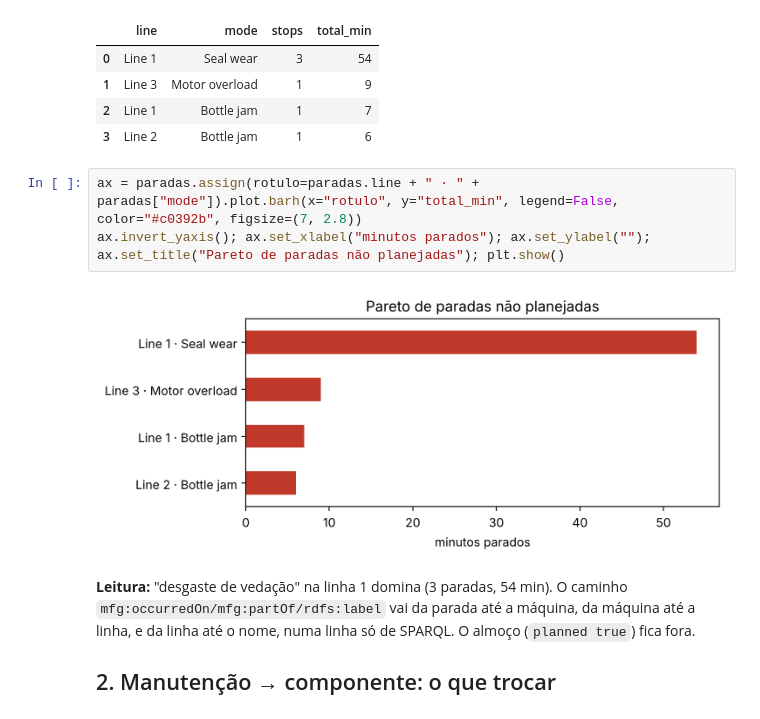
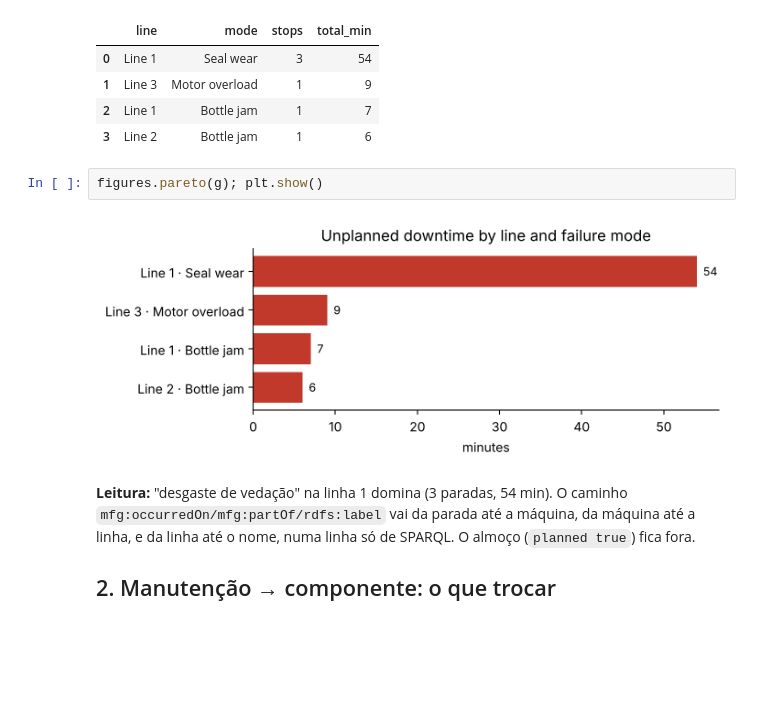
Before and after one commit to MatheusEduGarcia/industrial-ontology-lab, a Jupyter notebook: notebooks/04_consultas_de_negocio.ipynb, the cells around one changed output. Cells and saved outputs as stored; diff of their text form; blank space fills up the shorter version.

```diff
--- a/notebooks/04_consultas_de_negocio.ipynb
+++ b/notebooks/04_consultas_de_negocio.ipynb
@@ -33,11 +44,10 @@ SELECT ?line ?mode (COUNT(?d) AS ?stops) (SUM(?minutes) AS ?total_min) WHERE {
 | 1 | Line 3 | Motor overload | 1 | 9 |
 | 2 | Line 1 | Bottle jam | 1 | 7 |
 | 3 | Line 2 | Bottle jam | 1 | 6 |
-# %%
-ax = paradas.assign(rotulo=paradas.line + " · " + paradas["mode"]).plot.barh(x="rotulo", y="total_min", legend=False, color="#c0392b", figsize=(7, 2.8))
-ax.invert_yaxis(); ax.set_xlabel("minutos parados"); ax.set_ylabel(""); ax.set_title("Pareto de paradas não planejadas"); plt.show()
-# %% [output]
-[figure, removed]
+# %%
+figures.pareto(g); plt.show()
+# %% [output]
+[figure, added]
 # %% [markdown]
 **Leitura:** "desgaste de vedação" na linha 1 domina (3 paradas, 54 min). O caminho `mfg:occurredOn/mfg:partOf/rdfs:label` vai da parada até a máquina, da máquina até a linha, e da linha até o nome, numa linha só de SPARQL. O almoço (`planned true`) fica fora.
 
```
Also changed, not shown: parts of 5 cells of this notebook, 11 other files.
